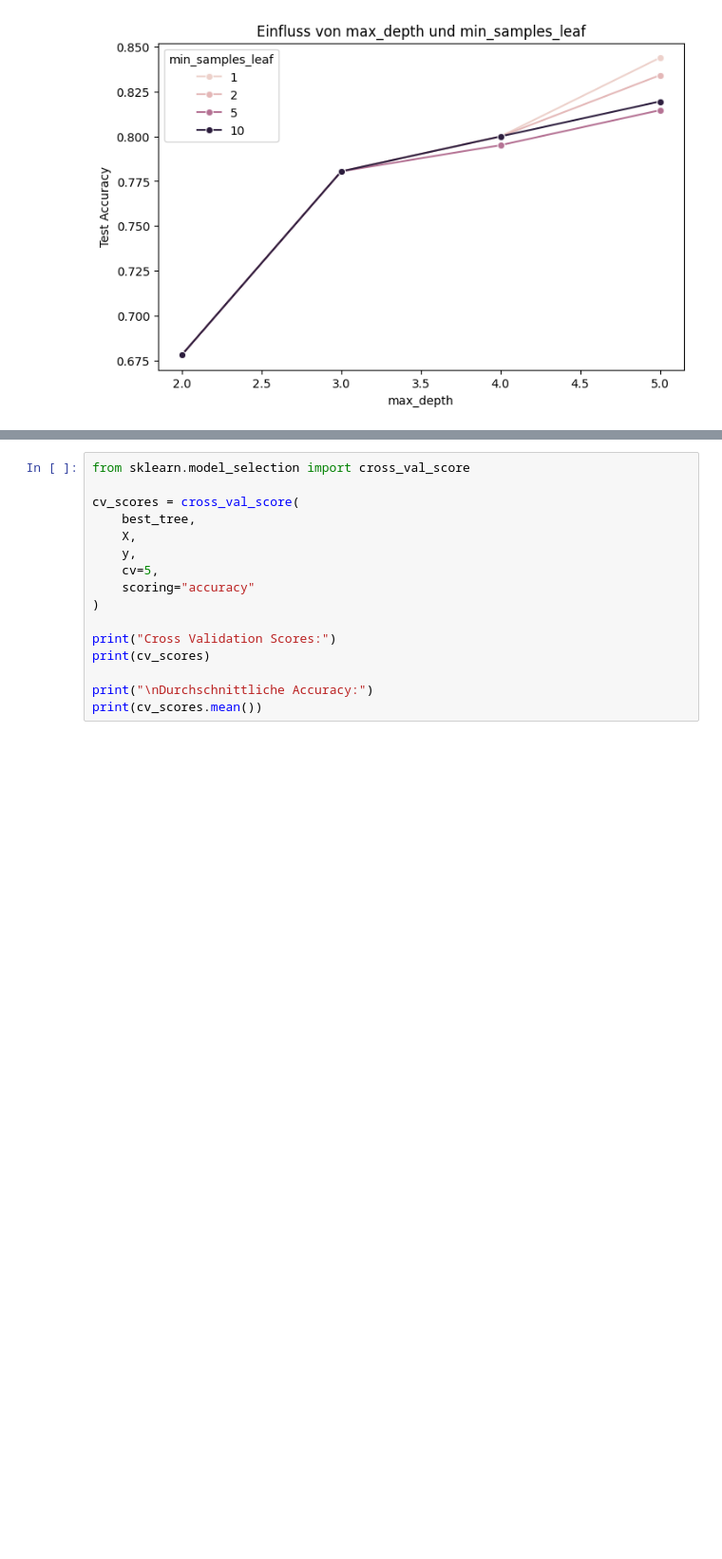
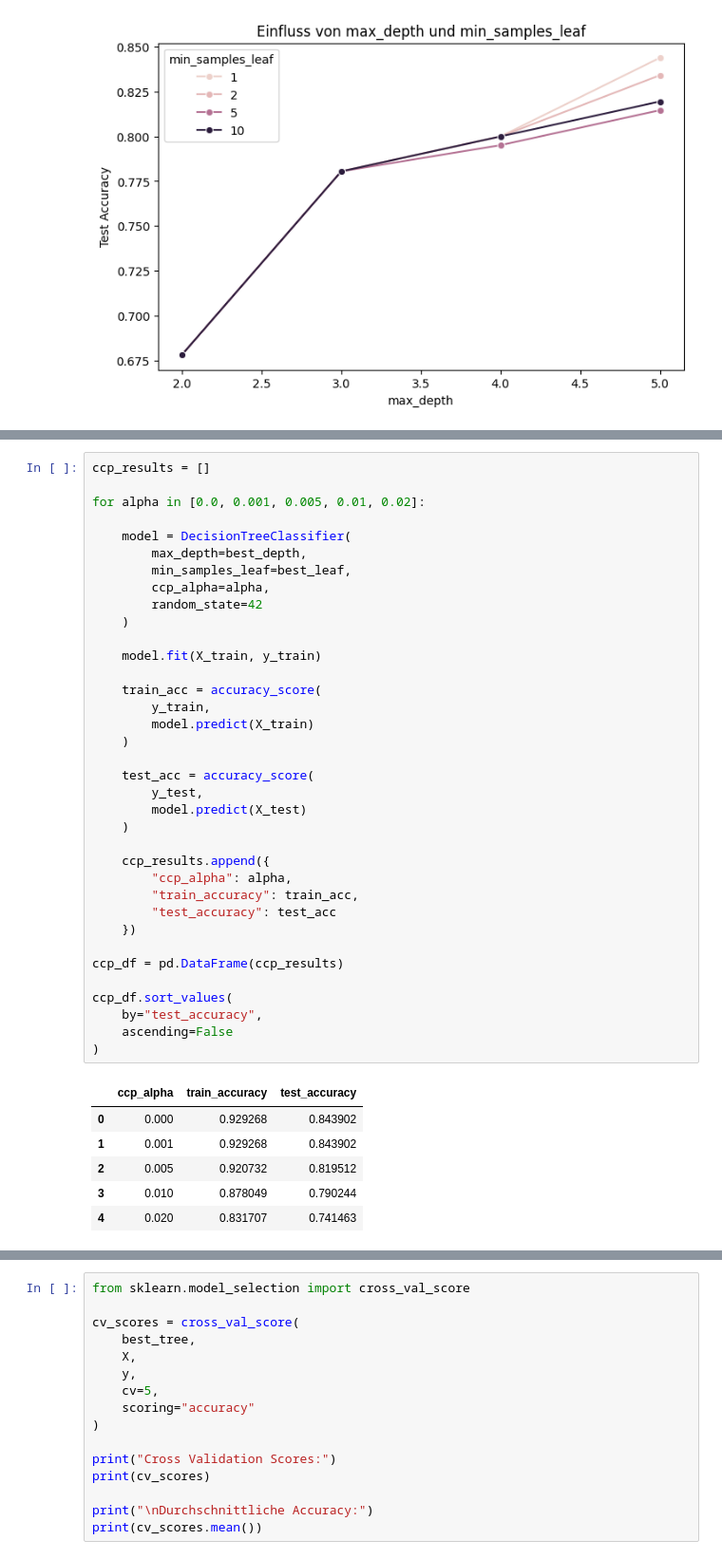
Before and after one commit to IMrNoNameI/DataScience, a Jupyter notebook: notebook/datenanalyse.ipynb, the cells around one changed output, grey strips where cells are left out. Shown at 95% size. Drawn from its saved outputs; the diff is of its cells as text; blank space fills up the shorter version.

```diff
--- a/notebook/datenanalyse.ipynb
+++ b/notebook/datenanalyse.ipynb
@@ -1192,0 +1192,43 @@ Dieses Modell wird anschließend mit Cross Validation bewertet.
+# %%
+ccp_results = []
+
+for alpha in [0.0, 0.001, 0.005, 0.01, 0.02]:
+
+    model = DecisionTreeClassifier(
+        max_depth=best_depth,
+        min_samples_leaf=best_leaf,
+        ccp_alpha=alpha,
+        random_state=42
+    )
+
+    model.fit(X_train, y_train)
+
+    train_acc = accuracy_score(
+        y_train,
+        model.predict(X_train)
+    )
+
+    test_acc = accuracy_score(
+        y_test,
+        model.predict(X_test)
+    )
+
+    ccp_results.append({
+        "ccp_alpha": alpha,
+        "train_accuracy": train_acc,
+        "test_accuracy": test_acc
+    })
+
+ccp_df = pd.DataFrame(ccp_results)
+
+ccp_df.sort_values(
+    by="test_accuracy",
+    ascending=False
+)
+# %% [output]
+|  | ccp_alpha | train_accuracy | test_accuracy |
+| 0 | 0.000 | 0.929268 | 0.843902 |
+| 1 | 0.001 | 0.929268 | 0.843902 |
+| 2 | 0.005 | 0.920732 | 0.819512 |
+| 3 | 0.010 | 0.878049 | 0.790244 |
+| 4 | 0.020 | 0.831707 | 0.741463 |
```
Also changed, not shown: parts of 17 cells of this notebook.
